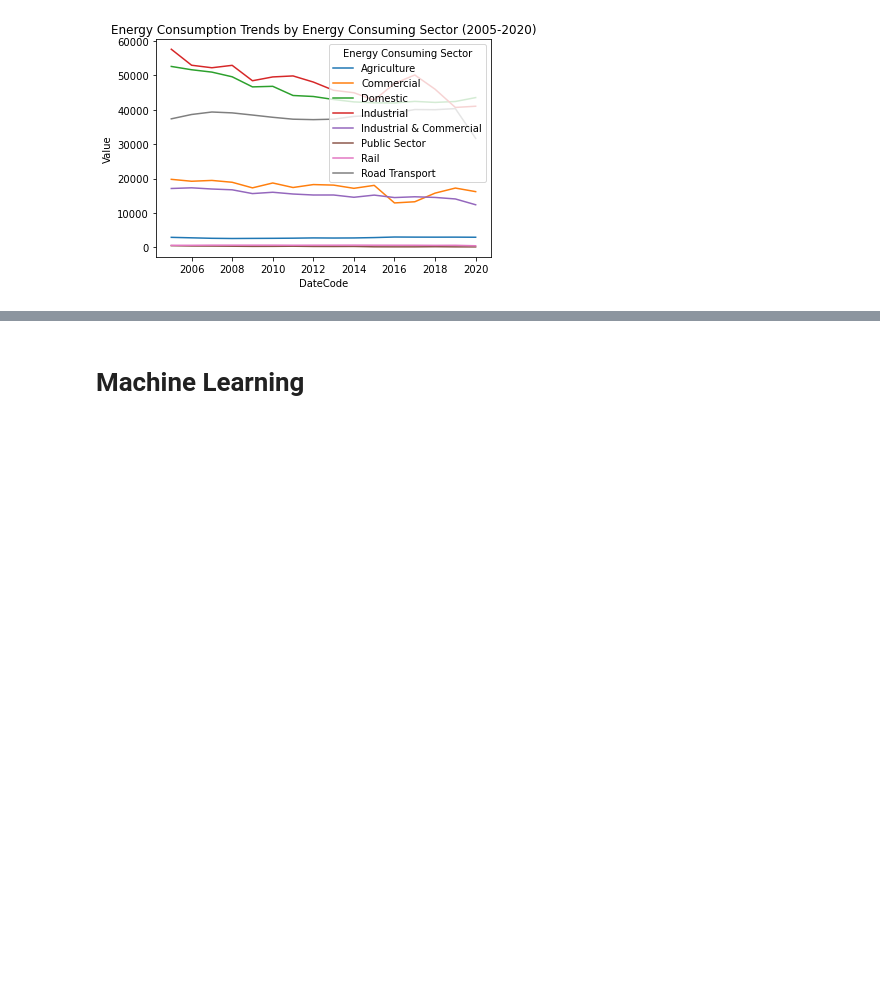
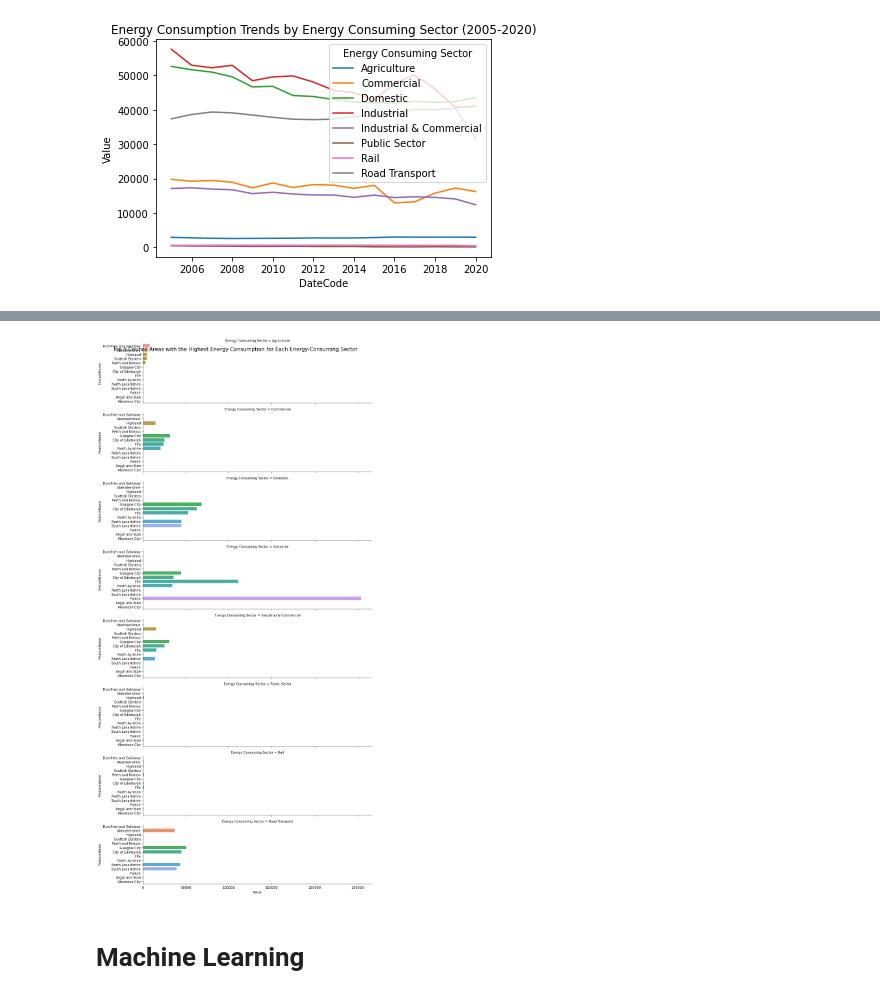
Before and after one commit to kirankrch24/MSc-Project, a Jupyter notebook: Main .ipynb, the cells around one changed output, grey strips where cells are left out. Drawn from its saved outputs; the diff is of its cells as text; code cells hidden in the pictures; blank space fills up the shorter version.

```diff
--- a/Main .ipynb
+++ b/Main .ipynb
@@ -473,0 +495,10 @@ plt.show()
+# %%
+top_councils_sector = scot_data.groupby(['FeatureName', 'Energy Consuming Sector']).sum().reset_index()
+
+top_5_sector = top_councils_sector.sort_values(['Energy Consuming Sector', 'Value'], ascending=[True, False]).groupby('Energy Consuming Sector').head(5)
+
+sns.catplot(data=top_5_sector, x='Value', y='FeatureName', row='Energy Consuming Sector', kind='bar', height=3, aspect=4)
+plt.suptitle('Top 5 Council Areas with the Highest Energy Consumption for Each Energy-Consuming Sector', fontsize=16)
+plt.show()
+# %% [output]
+[figure, added]
```
Also changed, not shown: parts of 17 cells of this notebook.
